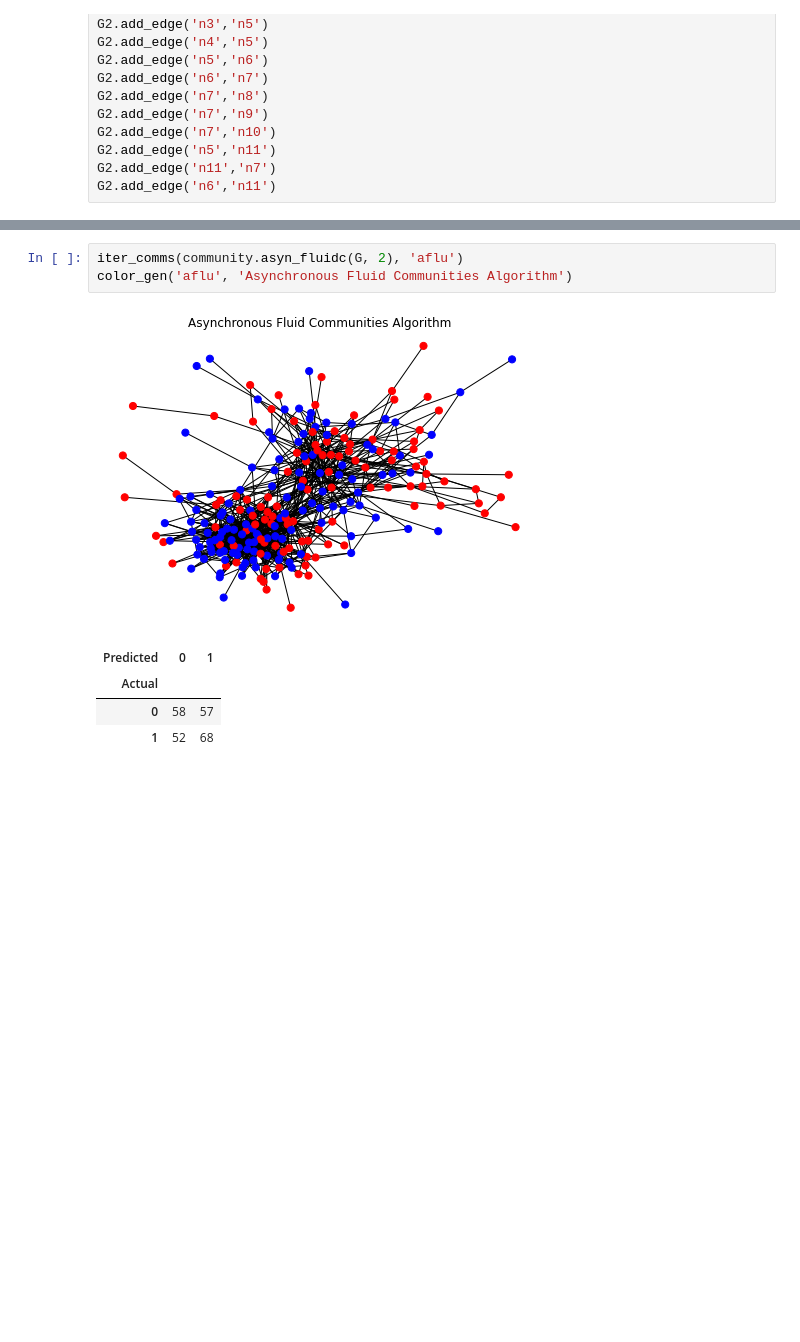
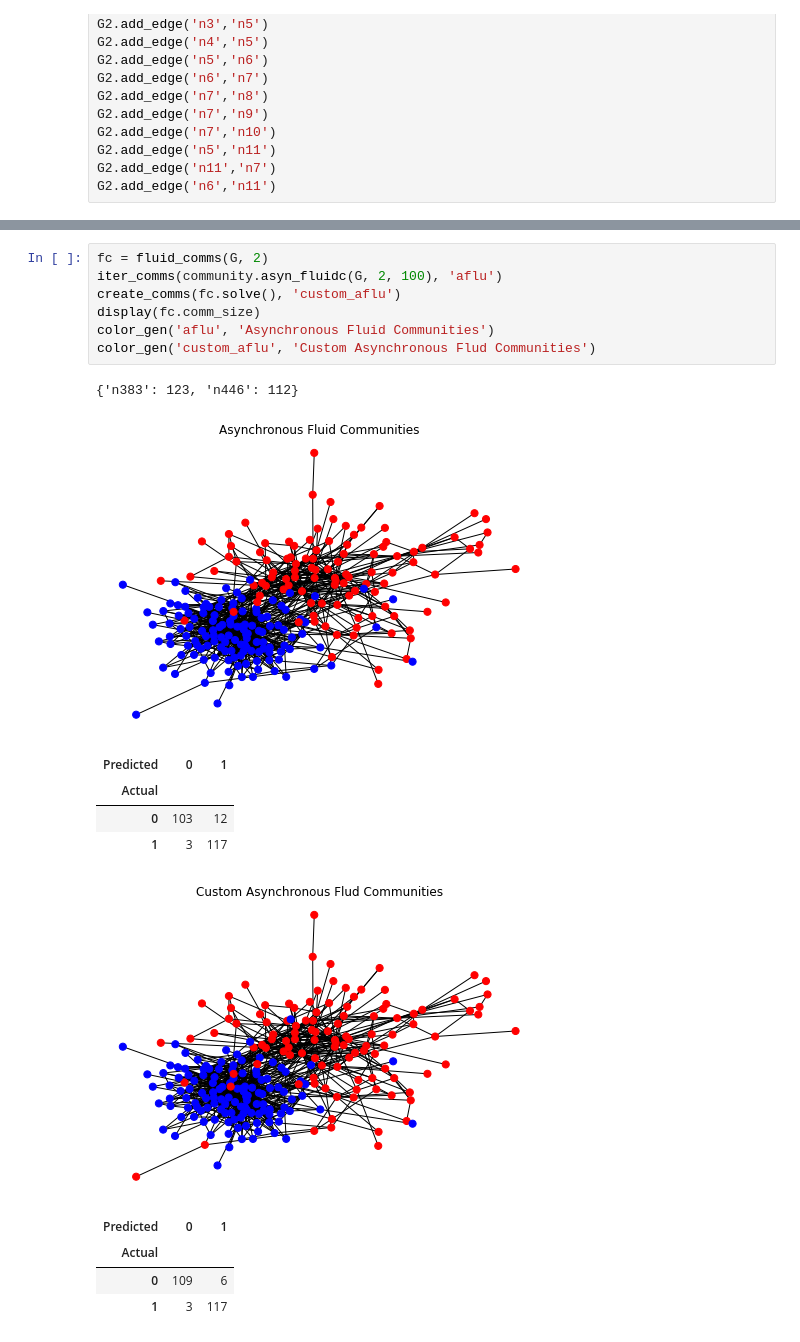
Before and after one commit to matthewbbone/philosophernet, a Jupyter notebook: commDetect.ipynb, the cells around one changed output, grey strips where cells are left out. Saved outputs shown, nothing was run; the diff lists cells and outputs as text; blank space fills up the shorter version.

Commit message:
finish up and save comms

```diff
--- a/commDetect.ipynb
+++ b/commDetect.ipynb
@@ -535,9 +645,19 @@ color_gen('custom_lab', 'Custom Label Propagation')
 # %%
-iter_comms(community.asyn_fluidc(G, 2), 'aflu')
-color_gen('aflu', 'Asynchronous Fluid Communities Algorithm')
+fc = fluid_comms(G, 2)
+iter_comms(community.asyn_fluidc(G, 2, 100), 'aflu')
+create_comms(fc.solve(), 'custom_aflu')
+display(fc.comm_size)
+color_gen('aflu', 'Asynchronous Fluid Communities')
+color_gen('custom_aflu', 'Custom Asynchronous Flud Communities')
 # %% [output]
+{'n383': 123, 'n446': 112}
-[figure, old version]
+[figure, new version]
 | Predicted | 0 | 1 |
 | Actual |  |  |
-| 0 | 58 | 57 |
-| 1 | 52 | 68 |
+| 0 | 103 | 12 |
+| 1 | 3 | 117 |
+[figure, added]
+| Predicted | 0 | 1 |
+| Actual |  |  |
+| 0 | 109 | 6 |
+| 1 | 3 | 117 |
```
Also changed, not shown: parts of 10 cells of this notebook, 3 other files.
